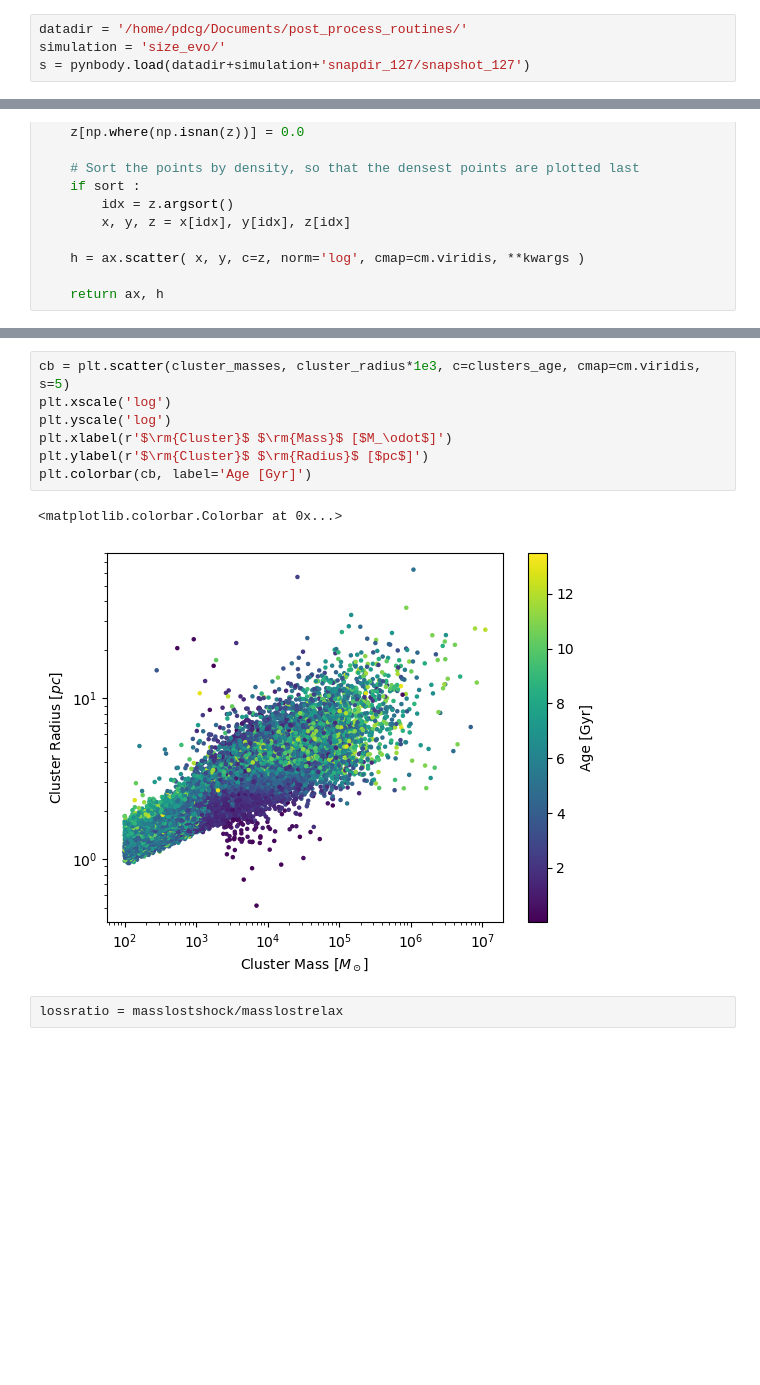
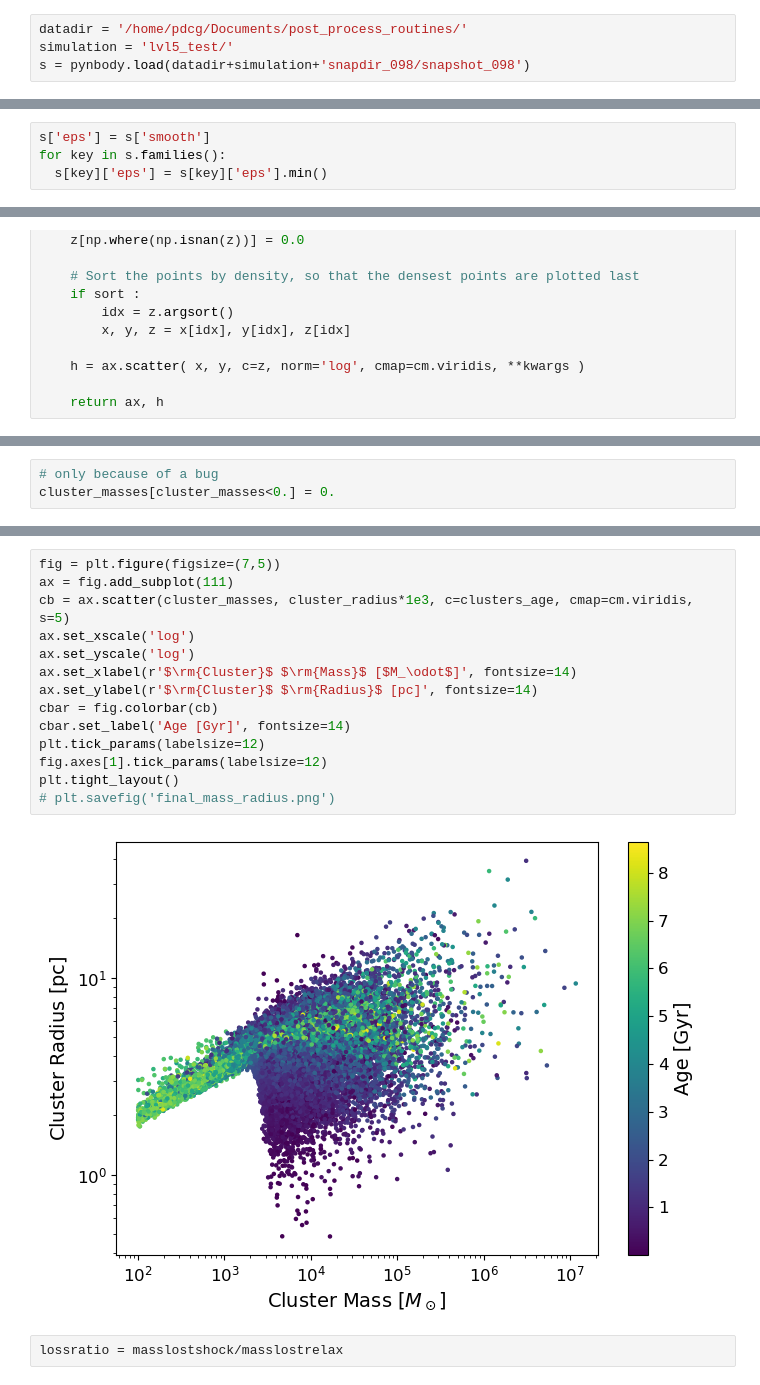
Before and after one commit to pablocoque/post_process_routines, a Jupyter notebook: half-mass-radius.ipynb, the cells around one changed output, grey strips where cells are left out. Saved outputs shown, nothing was run; the diff lists cells and outputs as text; blank space fills up the shorter version.

```diff
--- a/half-mass-radius.ipynb
+++ b/half-mass-radius.ipynb
@@ -7,5 +7,5 @@ from scipy.interpolate import interpn
 import pynbody
 # %%
 datadir = '/home/pdcg/Documents/post_process_routines/'
-simulation = 'size_evo/'
-s = pynbody.load(datadir+simulation+'snapdir_127/snapshot_127')
+simulation = 'lvl5_test/'
+s = pynbody.load(datadir+simulation+'snapdir_098/snapshot_098')
@@ -14,3 +12,7 @@ s['eps'] = s['smooth']
+# %%
+s['eps'] = s['smooth']
+for key in s.families():
+  s[key]['eps'] = s[key]['eps'].min()
 # %%
 h = s.halos()
 # %%
@@ -108,5 +99,8 @@ min_rh = 5e-2 # in parsecs
 max_rh = 2e2 # in parsecs
 rharray = np.logspace(np.log10(min_rh), np.log10(max_rh), 25) # in pc
+# %%
+# only because of a bug
+cluster_masses[cluster_masses<0.] = 0.
 # %%
 fig, ax = plt.subplots(1, 2, figsize=(12,5))
 ax[0], cb = density_scatter(init_cluster_masses, init_cluster_radius*1e3, ax=ax[0],bins=[marray_icmf, rharray], edgecolors='face', s=5)
@@ -123,13 +131,19 @@ Text(0, 0.5, 'Number')
 # %%
-cb = plt.scatter(cluster_masses, cluster_radius*1e3, c=clusters_age, cmap=cm.viridis, s=5)
-plt.xscale('log')
-plt.yscale('log')
-plt.xlabel(r'$\rm{Cluster}$ $\rm{Mass}$ [$M_\odot$]')
-plt.ylabel(r'$\rm{Cluster}$ $\rm{Radius}$ [$pc$]')
-plt.colorbar(cb, label='Age [Gyr]')
+fig = plt.figure(figsize=(7,5))
+ax = fig.add_subplot(111)
+cb = ax.scatter(cluster_masses, cluster_radius*1e3, c=clusters_age, cmap=cm.viridis, s=5)
+ax.set_xscale('log')
+ax.set_yscale('log')
+ax.set_xlabel(r'$\rm{Cluster}$ $\rm{Mass}$ [$M_\odot$]', fontsize=14)
+ax.set_ylabel(r'$\rm{Cluster}$ $\rm{Radius}$ [pc]', fontsize=14)
+cbar = fig.colorbar(cb)
+cbar.set_label('Age [Gyr]', fontsize=14)
+plt.tick_params(labelsize=12)
+fig.axes[1].tick_params(labelsize=12)
+plt.tight_layout()
+# plt.savefig('final_mass_radius.png')
 # %% [output]
-<matplotlib.colorbar.Colorbar at 0x...>
-[figure, old version]
+[figure, new version]
 # %%
 lossratio = masslostshock/masslostrelax
 # %%
```
Also changed, not shown: parts of 15 cells of this notebook, 24 other files.
